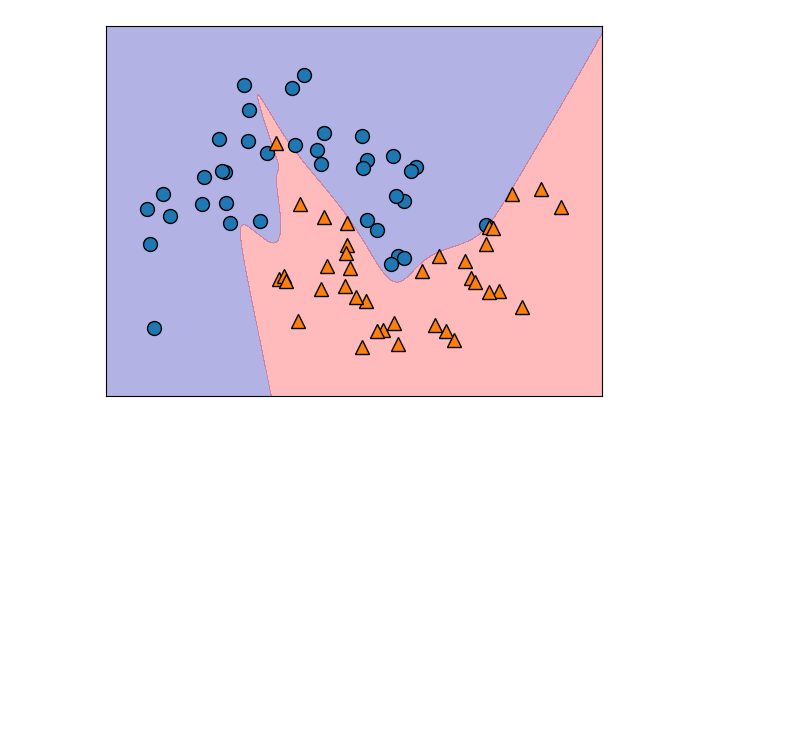
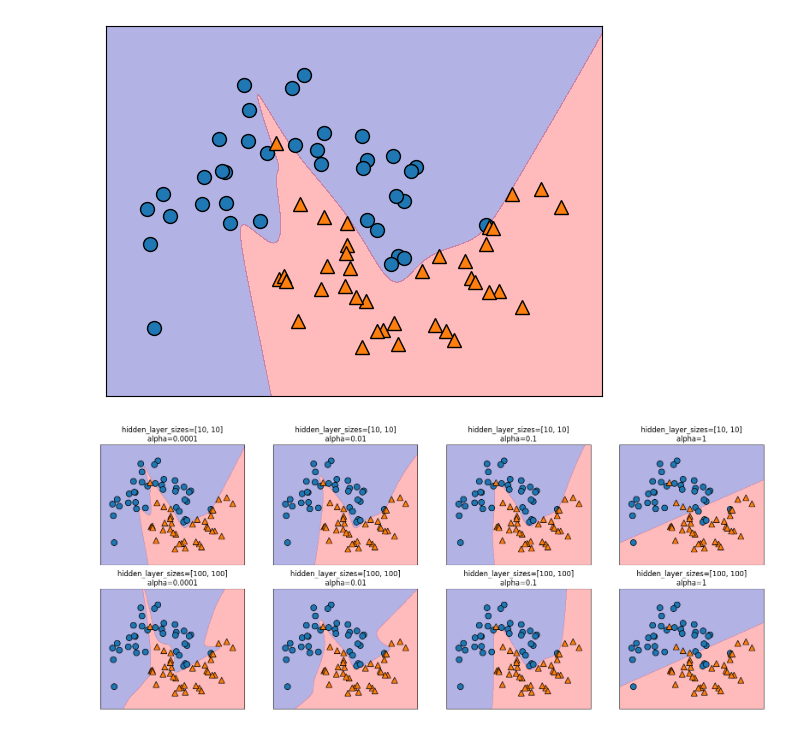
Before and after one commit to TaoXiaoNj/python-proj, a Jupyter notebook: machine-learning/machine_learning/jupyter/book/ch02/neural_network.ipynb, the cells around one changed output. Drawn from its saved outputs; the diff is of its cells as text; code cells hidden in the pictures; blank space fills up the shorter version.

```diff
--- a/machine-learning/machine_learning/jupyter/book/ch02/neural_network.ipynb
+++ b/machine-learning/machine_learning/jupyter/book/ch02/neural_network.ipynb
@@ -58,3 +58,36 @@ discrete_scatter(X_train[:, 0], X_train[:, 1], y_train)
 [<matplotlib.lines.Line2D at 0x...>,
  <matplotlib.lines.Line2D at 0x...>]
 [figure]
+# %%
+### 比较设置不同的隐层数时，改变 alpha 带来的效果
+### alpha 控制的是模型的复杂度，也就是正则化的程度
+
+axe_rows = 2
+axe_cols = 4
+
+fig, axes = plt.subplots(axe_rows, axe_cols, figsize=(20, 8))
+
+# 两组隐层设置
+hidden_layer_arr = [[10, 10], [100, 100]]
+
+# 四种 alpha 设置
+alpha_arr = [0.0001, 0.01, 0.1, 1]
+
+# idx 的区间是 0 ～ 7
+for idx, ax in enumerate(axes.ravel()):
+    hidden_layer_sizes = hidden_layer_arr[idx//axe_cols]
+    alpha = alpha_arr[idx%axe_cols]
+
+    mlp = MLPClassifier(solver='lbfgs', random_state=0,
+                        activation='tanh',
+                        hidden_layer_sizes=hidden_layer_sizes,
+                        alpha=alpha,
+                        max_iter=1000)
+    mlp.fit(X_train, y_train)
+
+    plot_2d_separator(mlp, X_train, fill=True, ax=ax, alpha=0.3)
+    discrete_scatter(X_train[:, 0], X_train[:, 1], y_train, ax=ax)
+
+    ax.set_title(f"hidden_layer_sizes={hidden_layer_sizes}\nalpha={alpha}")
+# %% [output]
+[figure, added]
```
